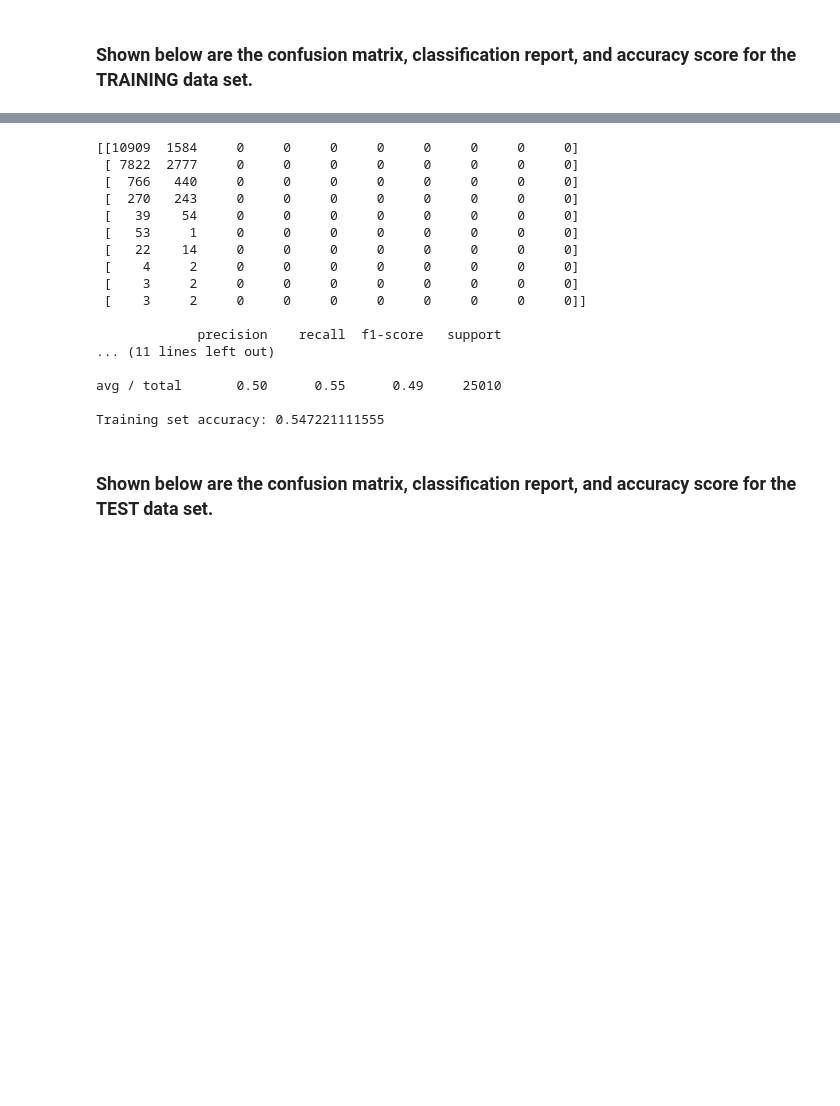
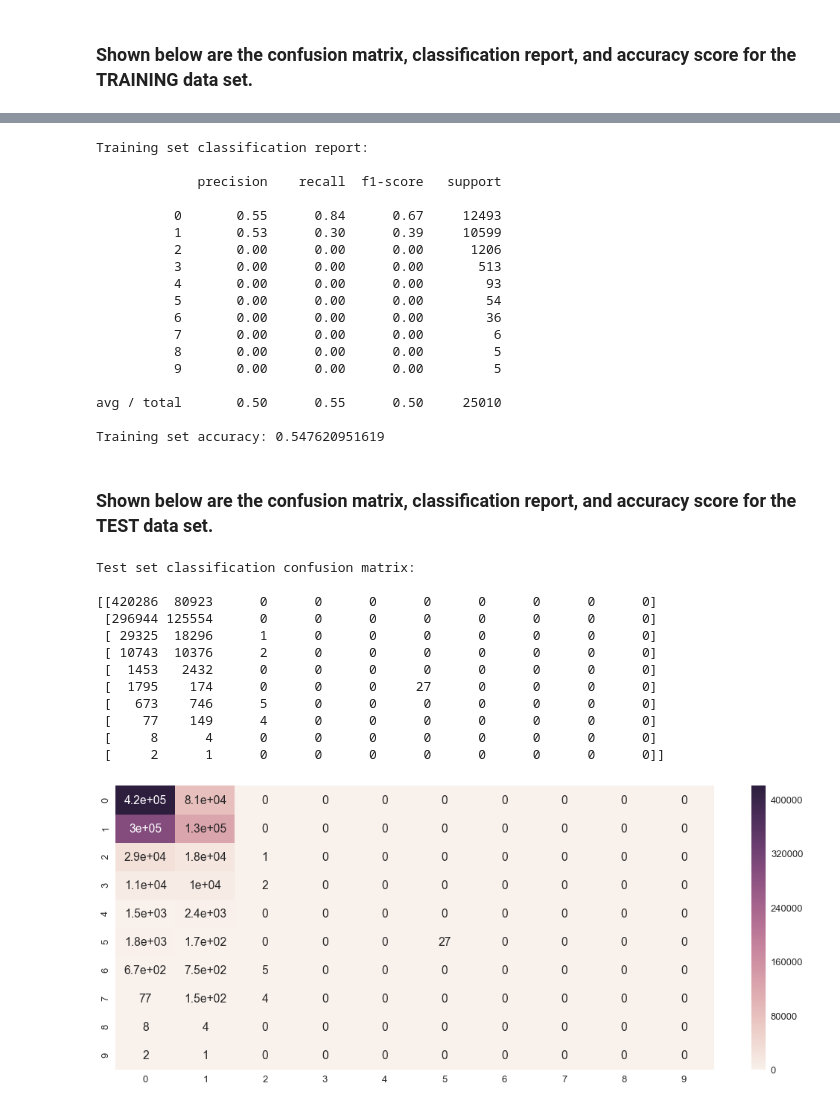
Before and after one commit to dpabril/cs180mp2, a Jupyter notebook: Poker.ipynb, the cells around one changed output, grey strips where cells are left out. Cells and saved outputs as stored; diff of their text form; code cells hidden in the pictures; blank space fills up the shorter version.

```diff
--- a/Poker.ipynb
+++ b/Poker.ipynb
@@ -251,25 +300,48 @@ test_acc = accuracy_score(y_test, test_pred)
 # %%
-print (train_cnf, "\n")
+print ("Training set classification report:\n")
 print (train_classreport)
 print ("Training set accuracy:", train_acc)
 # %% [output]
-[[10909  1584     0     0     0     0     0     0     0     0]
- [ 7822  2777     0     0     0     0     0     0     0     0]
- [  766   440     0     0     0     0     0     0     0     0]
- [  270   243     0     0     0     0     0     0     0     0]
- [   39    54     0     0     0     0     0     0     0     0]
- [   53     1     0     0     0     0     0     0     0     0]
- [   22    14     0     0     0     0     0     0     0     0]
- [    4     2     0     0     0     0     0     0     0     0]
- [    3     2     0     0     0     0     0     0     0     0]
- [    3     2     0     0     0     0     0     0     0     0]]
+Training set classification report:
 
              precision    recall  f1-score   support
-... (11 lines left out)
 
-avg / total       0.50      0.55      0.49     25010
+          0       0.55      0.84      0.67     12493
+          1       0.53      0.30      0.39     10599
+          2       0.00      0.00      0.00      1206
+          3       0.00      0.00      0.00       513
+          4       0.00      0.00      0.00        93
+          5       0.00      0.00      0.00        54
+          6       0.00      0.00      0.00        36
+          7       0.00      0.00      0.00         6
+          8       0.00      0.00      0.00         5
+          9       0.00      0.00      0.00         5
 
-Training set accuracy: 0.547221111555
+avg / total       0.50      0.55      0.50     25010
+
+Training set accuracy: 0.547620951619
 # %% [markdown]
 ### Shown below are the confusion matrix, classification report, and accuracy score for the TEST data set.
+# %%
+print ("Test set classification confusion matrix:\n")
+print (test_cnf, "\n")
+
+# Better visualization of test data confusion matrix using seaborn's heatmap function
+plt.figure(figsize = (18,7))
+seaborn.set(font_scale=1.3)
+cnf2 = seaborn.heatmap(test_cnf, annot=True)
+# %% [output]
+Test set classification confusion matrix:
+
+[[420286  80923      0      0      0      0      0      0      0      0]
+ [296944 125554      0      0      0      0      0      0      0      0]
+ [ 29325  18296      1      0      0      0      0      0      0      0]
+ [ 10743  10376      2      0      0      0      0      0      0      0]
+ [  1453   2432      0      0      0      0      0      0      0      0]
+ [  1795    174      0      0      0     27      0      0      0      0]
+ [   673    746      5      0      0      0      0      0      0      0]
+ [    77    149      4      0      0      0      0      0      0      0]
+ [     8      4      0      0      0      0      0      0      0      0]
+ [     2      1      0      0      0      0      0      0      0      0]]
+[figure, added]
 # %%
```
Also changed, not shown: parts of 36 cells of this notebook, 2 other files.
